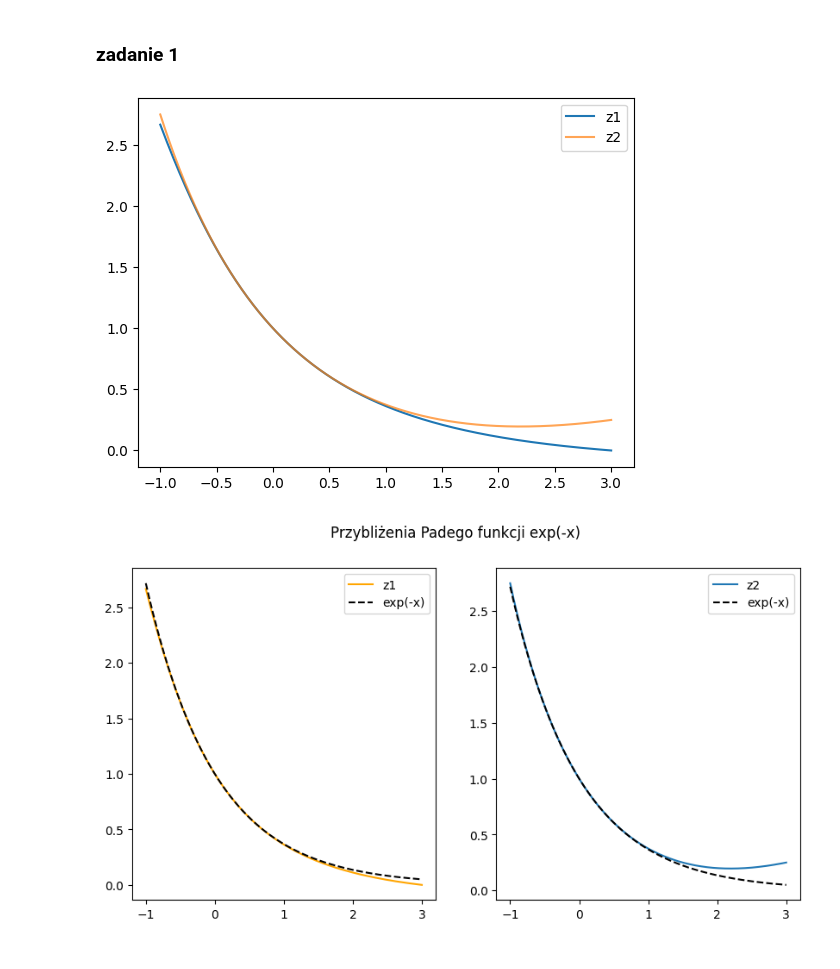
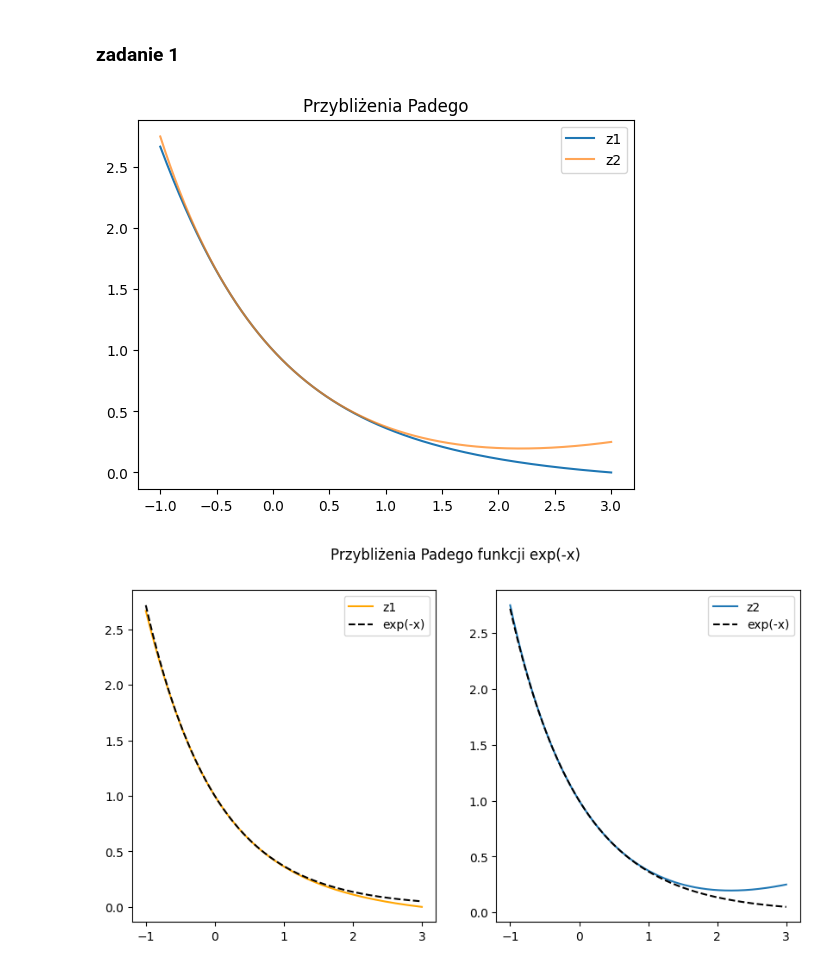
Before and after one commit to MariaNowacka/metody_num, a Jupyter notebook: 275981.ipynb, the cells around one changed output. Cells and saved outputs as stored; diff of their text form; code cells hidden in the pictures.

```diff
--- a/275981.ipynb
+++ b/275981.ipynb
@@ -18,10 +18,11 @@ e = np.exp(-xs)
 # %%
 plt.plot(xs, y1, label = 'z1')
 plt.plot(xs, y2, label = 'z2', alpha=0.7)
 plt.legend()
+plt.title('Przybliżenia Padego')
 plt.show()
 # %% [output]
-[figure, old version]
+[figure, new version]
 # %%
 plt.figure(figsize=(10,5))
 plt.suptitle('Przybliżenia Padego funkcji exp(-x)')
```
Also changed, not shown: parts of 19 cells of this notebook, 2 other files.
